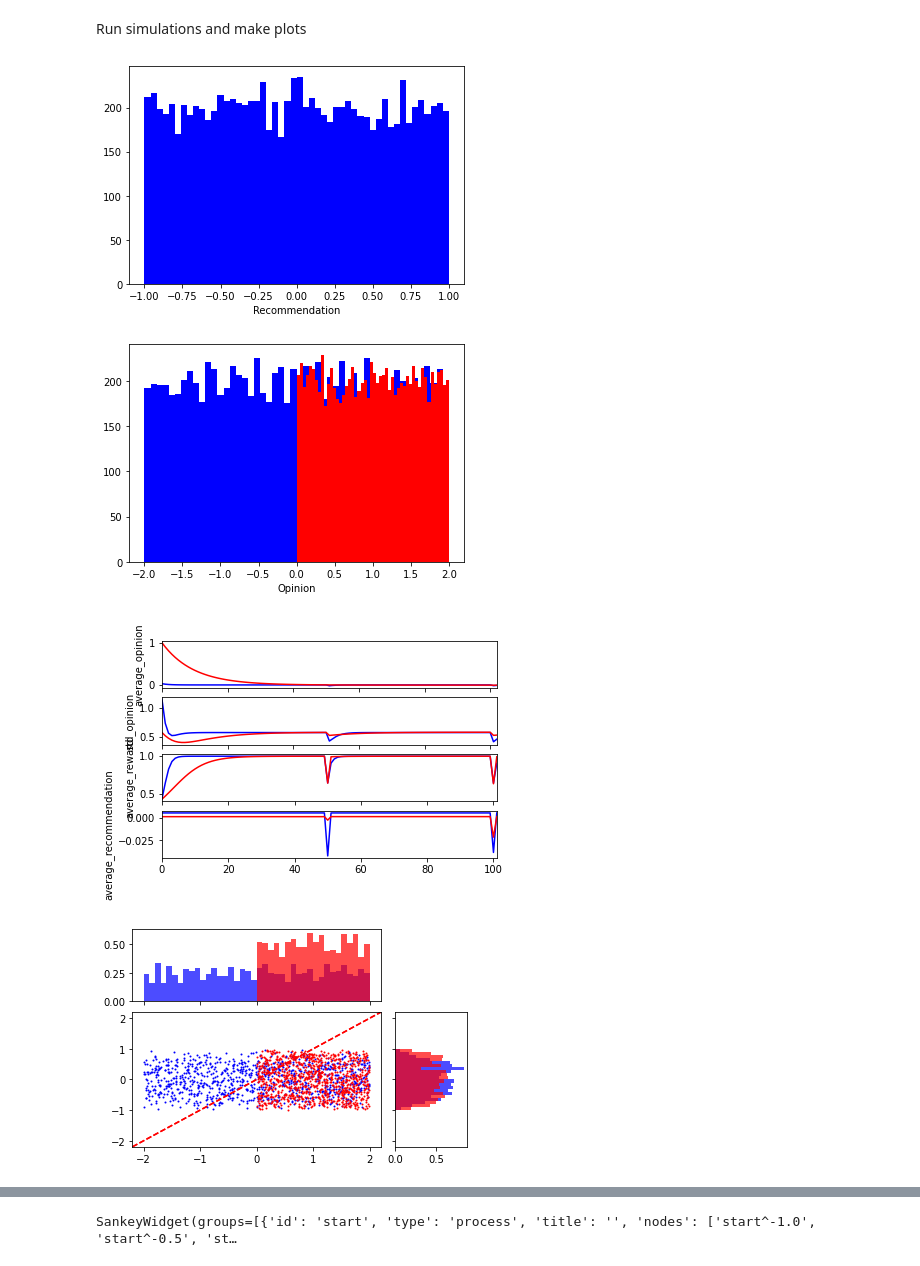
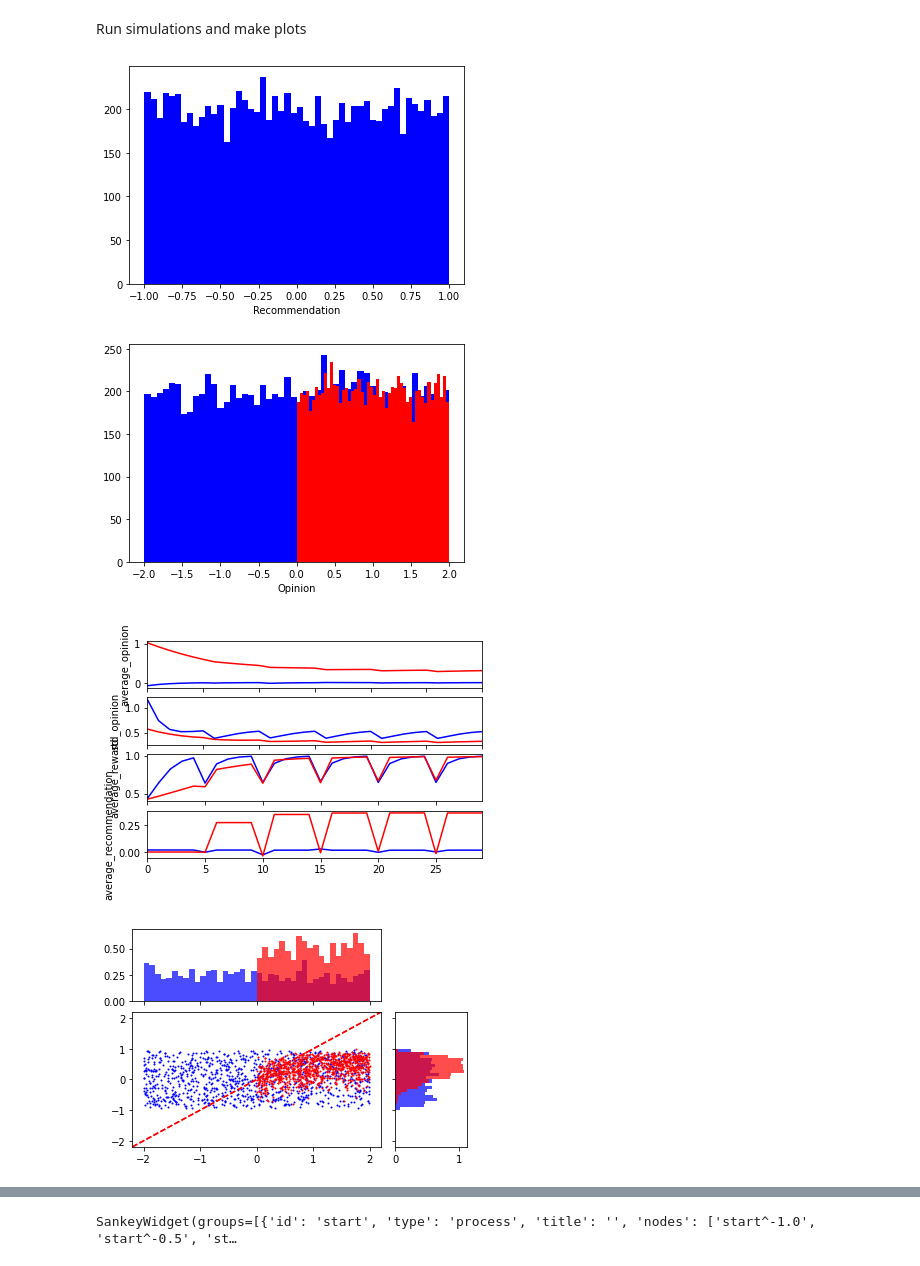
Before and after one commit to paganick/dynamics-of-recommender-systems, a Jupyter notebook: code/main_population.ipynb, the cells around one changed output, grey strips where cells are left out. Saved outputs shown, nothing was run; the diff lists cells and outputs as text; code cells hidden in the pictures.

```diff
--- a/code/main_population.ipynb
+++ b/code/main_population.ipynb
@@ -56,28 +56,30 @@ Define algorithm
 alg = UtilityMatrix(n_agents=population.n_agents(),
                     recommendation_sampler=recommendation_sampler,
                     exploration_probability=None,
-                    exploration_frequency=50)
+                    exploration_frequency=5,
+                    save_history=True)
 # %% [markdown]
 Run simulations and make plots
 # %%
 # Simulator
 simulator = Simulator(agent=population,
                       algorithm=alg)
 
 # Run
-simulator.run(horizon=102,
+simulator.run(horizon=30,
               initialize=True)
 
 # Plot
 recommendation_sampler.plot(show=True)
 opinion_sampler_1.plot(show=False, color='blue')
 opinion_sampler_2.plot(show=True, color='red')
 sankey_plot_data = simulator.agent.plot(save=False, name='sim_identical')
+simulator.algorithm.plot(save=False, name='sim_identical')
 
 # Save data (still to improve)
 simulator.agent.save_trajectory_to_file(name='data', folder='results')
 # %% [output]
-[figure, old version]
+[figure, new version]
-[figure, old version]
+[figure, new version]
-[figure, old version]
+[figure, new version]
-[figure, old version]
+[figure, new version]
```
Also changed, not shown: parts of 2 cells of this notebook, 5 other files.
